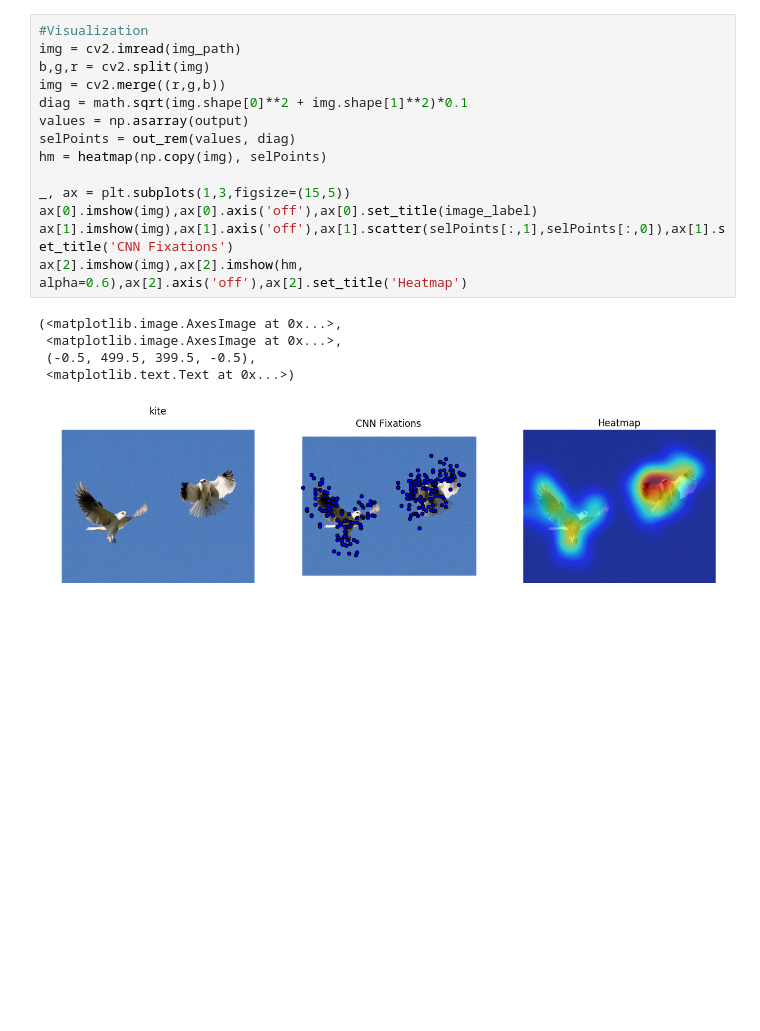
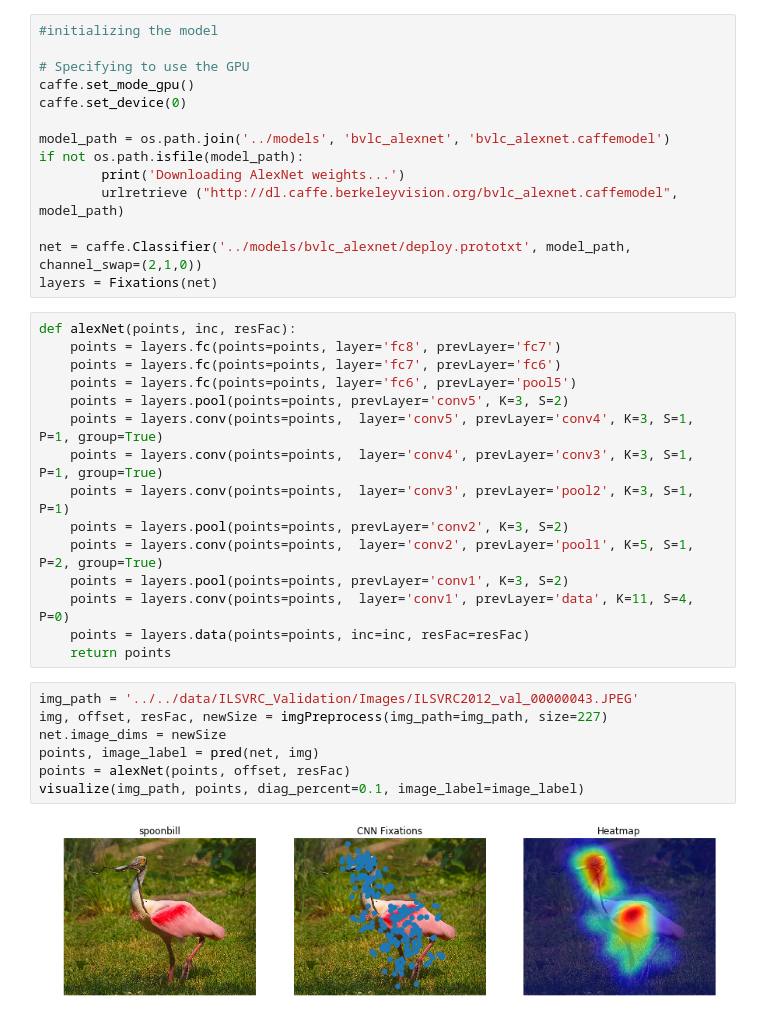
Before and after one commit to val-iisc/cnn-fixations, a Jupyter notebook: demo/demo_alexNet.ipynb, the cells around one changed output. Saved outputs shown, nothing was run; the diff lists cells and outputs as text; blank space fills up the shorter version.

```diff
--- a/demo/demo_alexNet.ipynb
+++ b/demo/demo_alexNet.ipynb
@@ -211,20 +12,38 @@ for cr in range(5):
-# %%
-#Visualization
-img = cv2.imread(img_path)
-b,g,r = cv2.split(img)
-img = cv2.merge((r,g,b))
-diag = math.sqrt(img.shape[0]**2 + img.shape[1]**2)*0.1
-values = np.asarray(output)
-selPoints = out_rem(values, diag)
-hm = heatmap(np.copy(img), selPoints)
-
-_, ax = plt.subplots(1,3,figsize=(15,5))
-ax[0].imshow(img),ax[0].axis('off'),ax[0].set_title(image_label)
-ax[1].imshow(img),ax[1].axis('off'),ax[1].scatter(selPoints[:,1],selPoints[:,0]),ax[1].set_title('CNN Fixations')
-ax[2].imshow(img),ax[2].imshow(hm, alpha=0.6),ax[2].axis('off'),ax[2].set_title('Heatmap')
-# %% [output]
-(<matplotlib.image.AxesImage at 0x...>,
- <matplotlib.image.AxesImage at 0x...>,
- (-0.5, 499.5, 399.5, -0.5),
- <matplotlib.text.Text at 0x...>)
-[figure, removed]
+# %%
+#initializing the model
+
+# Specifying to use the GPU
+caffe.set_mode_gpu()
+caffe.set_device(0)
+
+model_path = os.path.join('../models', 'bvlc_alexnet', 'bvlc_alexnet.caffemodel')
+if not os.path.isfile(model_path):
+        print('Downloading AlexNet weights...')
+        urlretrieve ("http://dl.caffe.berkeleyvision.org/bvlc_alexnet.caffemodel", model_path)
+
+net = caffe.Classifier('../models/bvlc_alexnet/deploy.prototxt', model_path, channel_swap=(2,1,0))
+layers = Fixations(net)
+# %%
+def alexNet(points, inc, resFac):
+    points = layers.fc(points=points, layer='fc8', prevLayer='fc7')
+    points = layers.fc(points=points, layer='fc7', prevLayer='fc6')
+    points = layers.fc(points=points, layer='fc6', prevLayer='pool5')
+    points = layers.pool(points=points, prevLayer='conv5', K=3, S=2)
+    points = layers.conv(points=points,  layer='conv5', prevLayer='conv4', K=3, S=1, P=1, group=True)
+    points = layers.conv(points=points,  layer='conv4', prevLayer='conv3', K=3, S=1, P=1, group=True)
+    points = layers.conv(points=points,  layer='conv3', prevLayer='pool2', K=3, S=1, P=1)
+    points = layers.pool(points=points, prevLayer='conv2', K=3, S=2)
+    points = layers.conv(points=points,  layer='conv2', prevLayer='pool1', K=5, S=1, P=2, group=True)
+    points = layers.pool(points=points, prevLayer='conv1', K=3, S=2)
+    points = layers.conv(points=points,  layer='conv1', prevLayer='data', K=11, S=4, P=0)
+    points = layers.data(points=points, inc=inc, resFac=resFac)
+    return points
+# %%
+img_path = '../../data/ILSVRC_Validation/Images/ILSVRC2012_val_00000043.JPEG'
+img, offset, resFac, newSize = imgPreprocess(img_path=img_path, size=227)
+net.image_dims = newSize
+points, image_label = pred(net, img)
+points = alexNet(points, offset, resFac)
+visualize(img_path, points, diag_percent=0.1, image_label=image_label)
+# %% [output]
+[figure, added]
```
Also changed, not shown: parts of 4 cells of this notebook, 10 other files.
